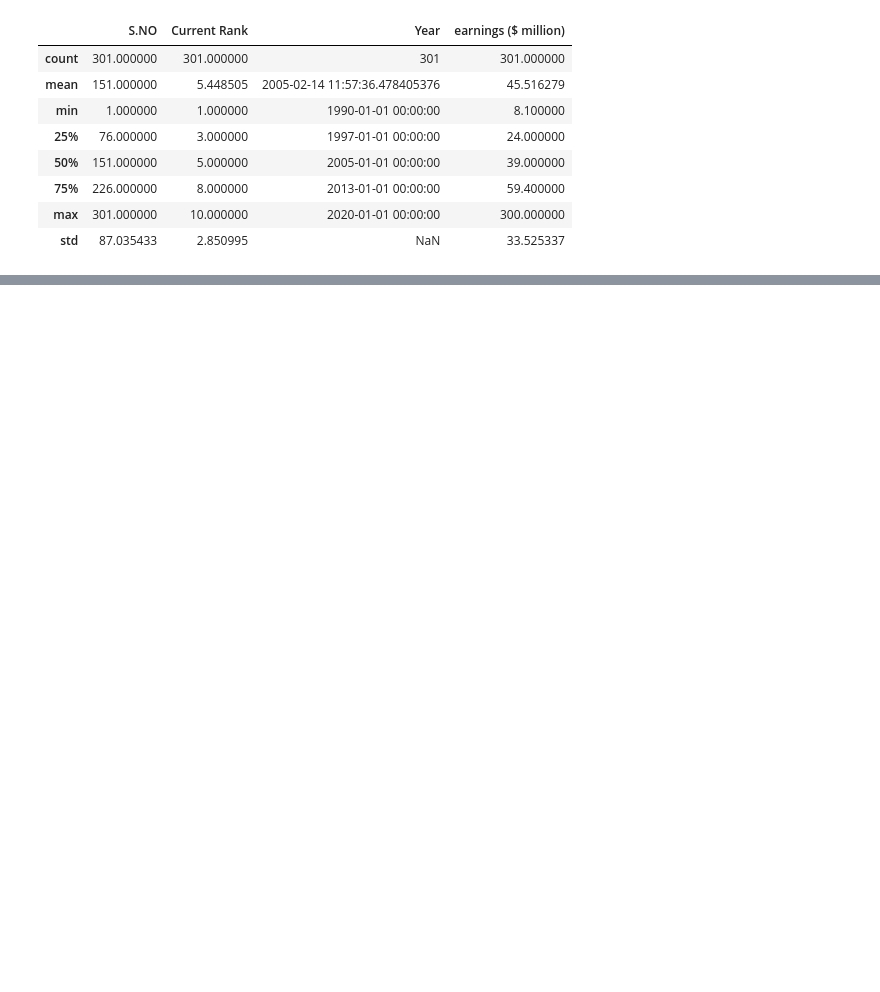
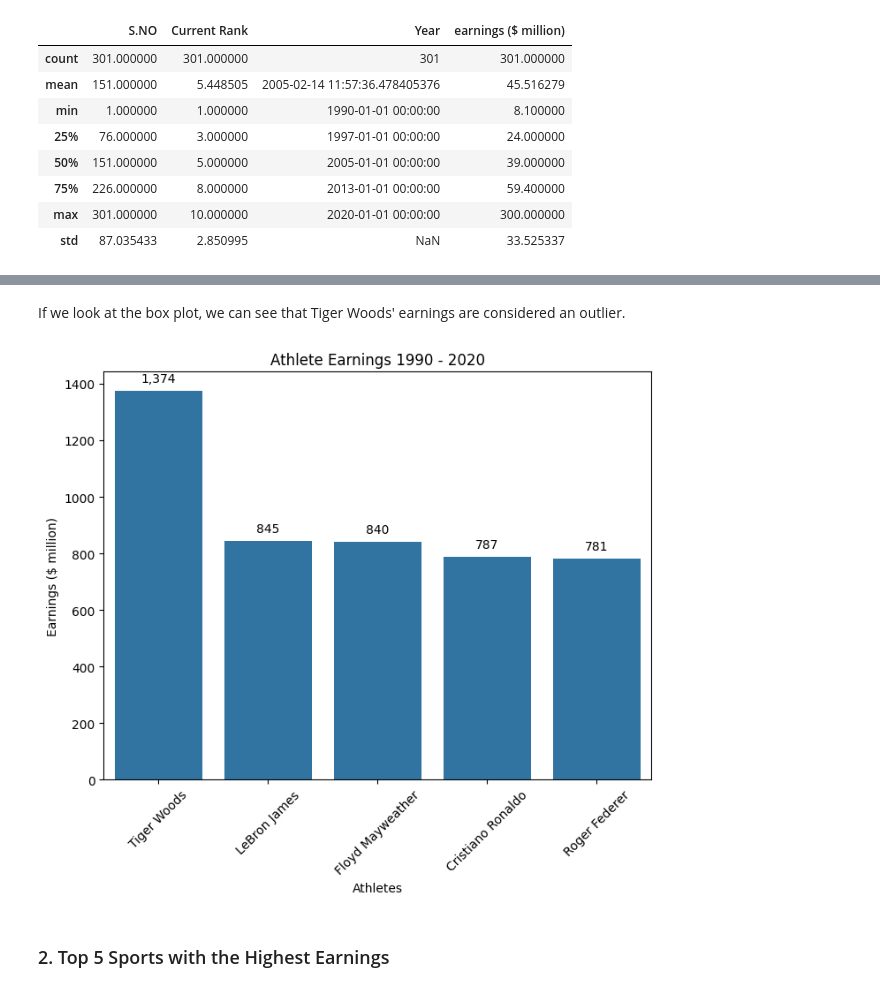
Before and after one commit to Mnr04/Kaggle_Projects, a Jupyter notebook: Forbes_Highest_Paid_Athletes_1990-2020.ipynb, the cells around one changed output, grey strips where cells are left out. Cells and saved outputs as stored; diff of their text form; code cells hidden in the pictures; blank space fills up the shorter version.

```diff
--- a/Forbes_Highest_Paid_Athletes_1990-2020.ipynb
+++ b/Forbes_Highest_Paid_Athletes_1990-2020.ipynb
@@ -189,0 +245,23 @@ dataframe.describe()
+# %% [markdown]
+If we look at the box plot, we can see that Tiger Woods' earnings are considered an outlier.
+# %%
+plt.figure(figsize=(8, 6))
+bar_plot = sns.barplot(data=top5_paid_athletes, x="Name", y="earnings ($ million)")
+plt.xticks(rotation=45)
+plt.title("Athlete Earnings 1990 - 2020")
+plt.xlabel("Athletes")
+plt.ylabel("Earnings ($ million)")
+# Annotate each bar with the value
+for p in bar_plot.patches:
+    bar_plot.annotate(f'{p.get_height():,.0f}',
+                      (p.get_x() + p.get_width() / 2., p.get_height()),
+                      ha='center',
+                      va='bottom',
+                      fontsize=10,
+                      color='black',
+                      xytext=(0, 5),  # Offset text slightly above the bar
+                      textcoords='offset points')
+# %% [output]
+[figure, added]
+# %% [markdown]
+### 2. Top 5 Sports with the Highest Earnings
```
Also changed, not shown: parts of 7 cells of this notebook.
